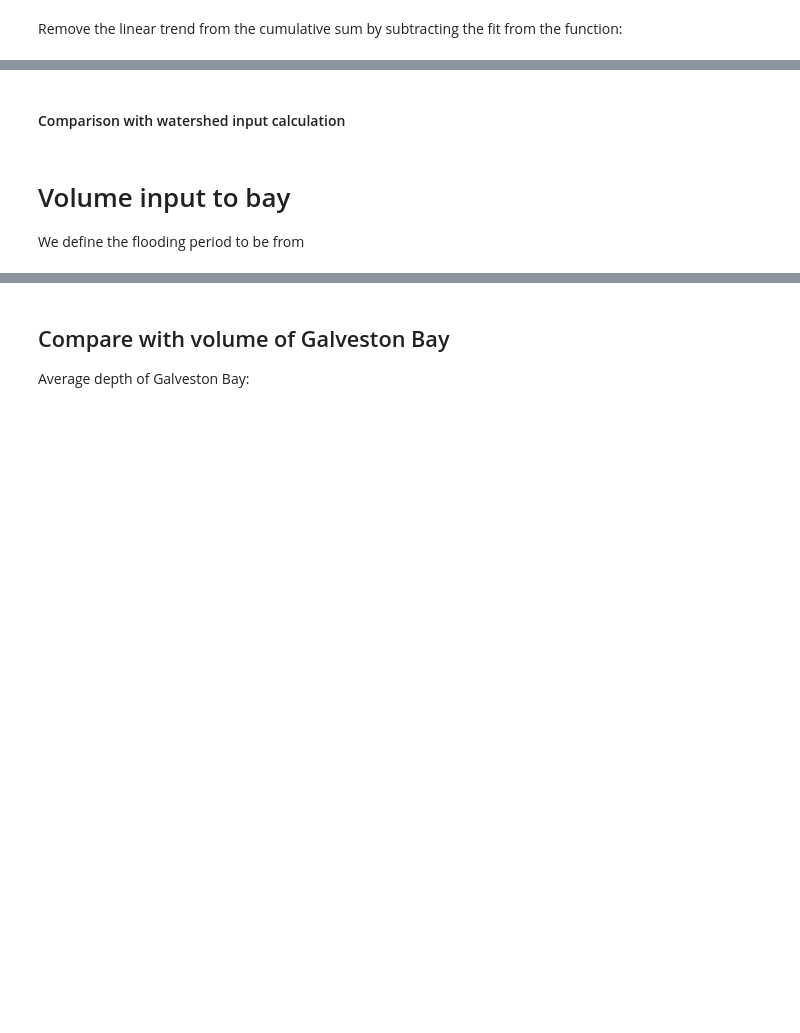
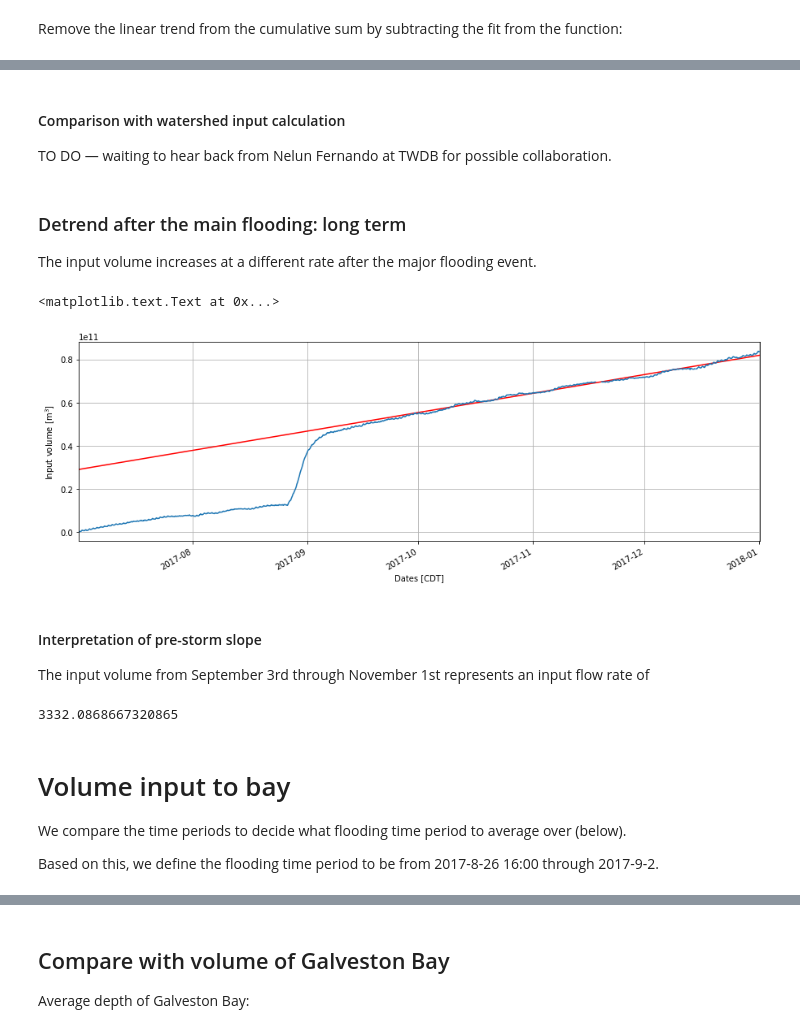
Before and after one commit to kthyng/flood_estimate, a Jupyter notebook: Analysis.ipynb, the cells around one changed output, grey strips where cells are left out. Drawn from its saved outputs; the diff is of its cells as text; code cells hidden in the pictures; blank space fills up the shorter version.

```diff
--- a/Analysis.ipynb
+++ b/Analysis.ipynb
@@ -431,16 +453,36 @@ After detrending, the input volume increases at a different rate after the major
+# %% [markdown]
+#### Comparison with watershed input calculation
+
+TO DO — waiting to hear back from Nelun Fernando at TWDB for possible collaboration.
+# %% [markdown]
+### Detrend after the main flooding: long term
+
+The input volume increases at a different rate after the major flooding event.
 # %%
 # need to get datetime numbers instead of dates to use in the fit function
-idx = date2num(pd.to_datetime(Qin[:'2017-08-24'].index).to_pydatetime())
+idx = date2num(pd.to_datetime(Vincum['2017-10-1 1:00':'2017-12-31'].index).to_pydatetime())
 # remove nan's in data which mess up fit
-ind = ~Qin[dstart:'2017-08-24'].isnull()
-p = np.polyfit(idx[ind], Qin[:'2017-08-24'].cumsum().loc[ind], 1)  # fit a straight line (order is 1)
+ind = ~Vincum['2017-10-1 1:00':'2017-12-31'].isnull()
+p3 = np.polyfit(idx[ind], Vincum['2017-10-1 1:00':'2017-12-31'].loc[ind], 1)  # fit a straight line (order is 1)
 
-idx = date2num(pd.to_datetime(Qin.index).to_pydatetime())
-Qindetrend = Qin.cumsum() - (p[0]*idx + p[1])
-ax = Qindetrend.plot(figsize=(15,5), grid=True)
+idx = date2num(pd.to_datetime(Vincum.index).to_pydatetime())
+plt.plot(Vincum.index, p3[0]*idx + p3[1], 'r')
+Vincum.plot(figsize=(15,5), grid=True)
+plt.ylabel('Input volume [m$^3$]')
+# %% [output]
+<matplotlib.text.Text at 0x...>
+[figure, added]
-# %% [markdown]
-#### Comparison with watershed input calculation
+# %% [markdown]
+#### Interpretation of pre-storm slope
+
+The input volume from September 3rd through November 1st represents an input flow rate of
+# %%
+p3[0]/86400  # m^3/s
+# %% [output]
+3332.0868667320865
 # %% [markdown]
 # Volume input to bay
 
-We define the flooding period to be from
+We compare the time periods to decide what flooding time period to average over (below).
+
+Based on this, we define the flooding time period to be from 2017-8-26 16:00 through 2017-9-2.
```
Also changed, not shown: parts of 27 cells of this notebook, 1 other file.
